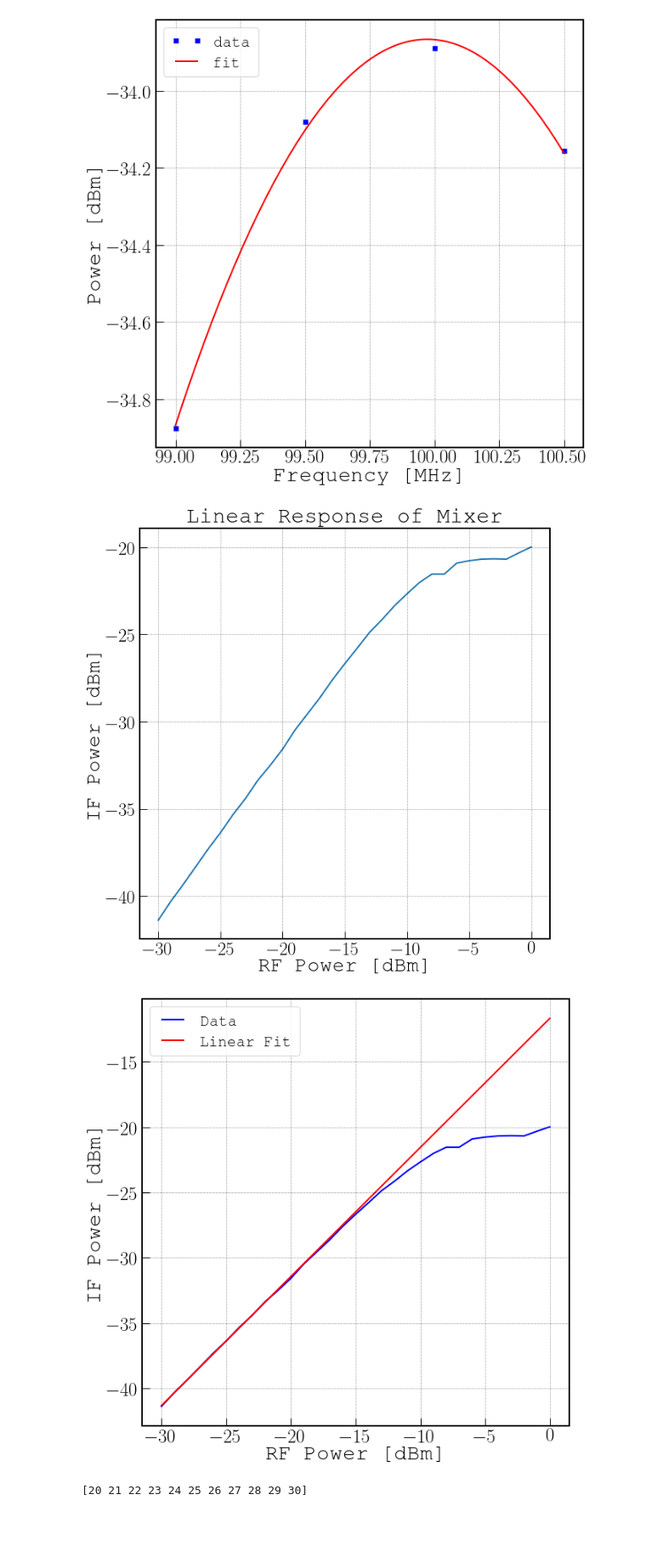
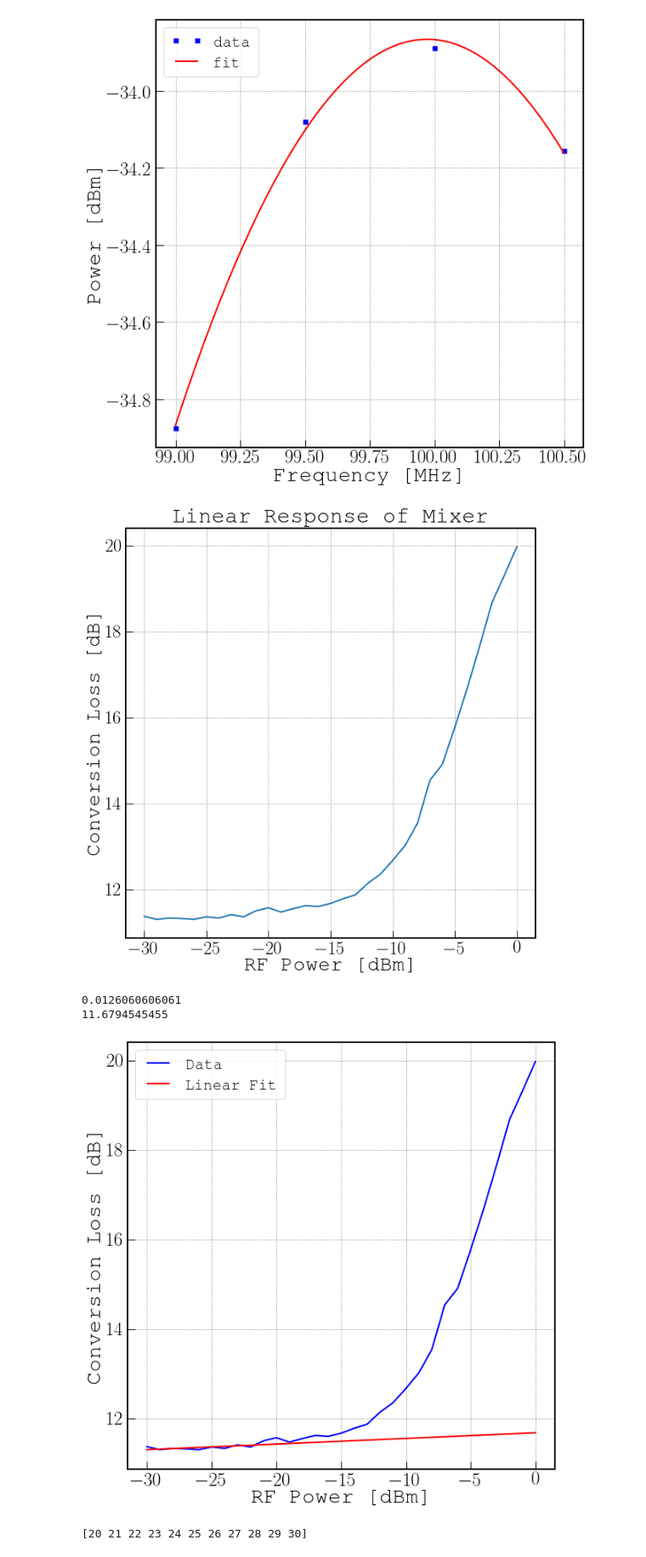
Before and after one commit to WanduiAlbert/HighFrequencyLab, a Jupyter notebook: Lab 4 files/Analysis.ipynb, the cells around one changed output. Shown: that part at 85% size. Drawn from its saved outputs; the diff is of its cells as text; code cells hidden in the pictures; blank space fills up the shorter version.

```diff
--- a/Lab 4 files/Analysis.ipynb
+++ b/Lab 4 files/Analysis.ipynb
@@ -146,41 +153,49 @@ P_RF = np.arange(-30,1)
 P_IF = np.array([-41.37,-40.3,-39.33,-38.32,-37.3,-36.36,-35.33,-34.41,-33.36,-32.5,-31.57,-30.47,-29.55,-28.62,\
                  -27.6,-26.67,-25.78,-24.87,-24.14,-23.35,-22.67,-22.02,-21.54,-21.54,-20.91,-20.77,-20.68,-20.66,\
                  -20.68,-20.32,-19.98])
+CL = P_RF - P_IF
 # %%
 # f_15 += 100
 fig, ax = plt.subplots(figsize=(10, 10))
-ax.plot(P_RF, P_IF)
+ax.plot(P_RF, CL)
 ax.set_xlabel(r'RF Power [dBm]')
-ax.set_ylabel(r'IF Power [dBm]')
+ax.set_ylabel(r'Conversion Loss [dB]')
 # ax.axis([0, 200, -80, 0])
 ax.axis('tight')
 ax.grid(which='both');
 ax.set_title(r'Linear Response of Mixer')
 plt.savefig(save_dir + 'compression_point.pdf')
 # %% [output]
-[figure, old version]
+[figure, new version]
 # %%
 mask = P_RF < -20
-A = np.vstack([P_RF[mask], np.ones_like(P_IF[mask])]).T
-X = np.linalg.solve(np.dot(A.T, A), np.dot(A.T, P_IF[mask]))
+A = np.vstack([P_RF[mask], np.ones_like(CL[mask])]).T
+X = np.linalg.solve(np.dot(A.T, A), np.dot(A.T, CL[mask]))
 
 x = np.r_[-30:0:100j]
 y = X[0] * x + X[1]
+
+print(X[0])
+
+print(X[1])
+# %% [output]
+0.0126060606061
+11.6794545455
 # %%
 # f_15 += 100
 fig, ax = plt.subplots(figsize=(10, 10))
-ax.plot(P_RF, P_IF,'b', label='Data')
+ax.plot(P_RF, CL,'b', label='Data')
 ax.plot(x,y,'r', label='Linear Fit')
 ax.set_xlabel(r'RF Power [dBm]')
-ax.set_ylabel(r'IF Power [dBm]')
+ax.set_ylabel(r'Conversion Loss [dB]')
 # ax.axis([0, 200, -80, 0])
 ax.axis('tight')
 ax.grid(which='both');
 ax.legend(loc='best')
 # ax.set_title(r'Linear Response of Mixer');
 plt.savefig(save_dir + 'compression_point_fitted.pdf')
 # %% [output]
-[figure, old version]
+[figure, new version]
 # %%
 # Now we can find the 1dB compression point since we have the linear response figured out
 diff = (X[0] * P_RF + X[1]) - P_IF
```
Also changed, not shown: parts of 7 cells of this notebook, 13 other files.
